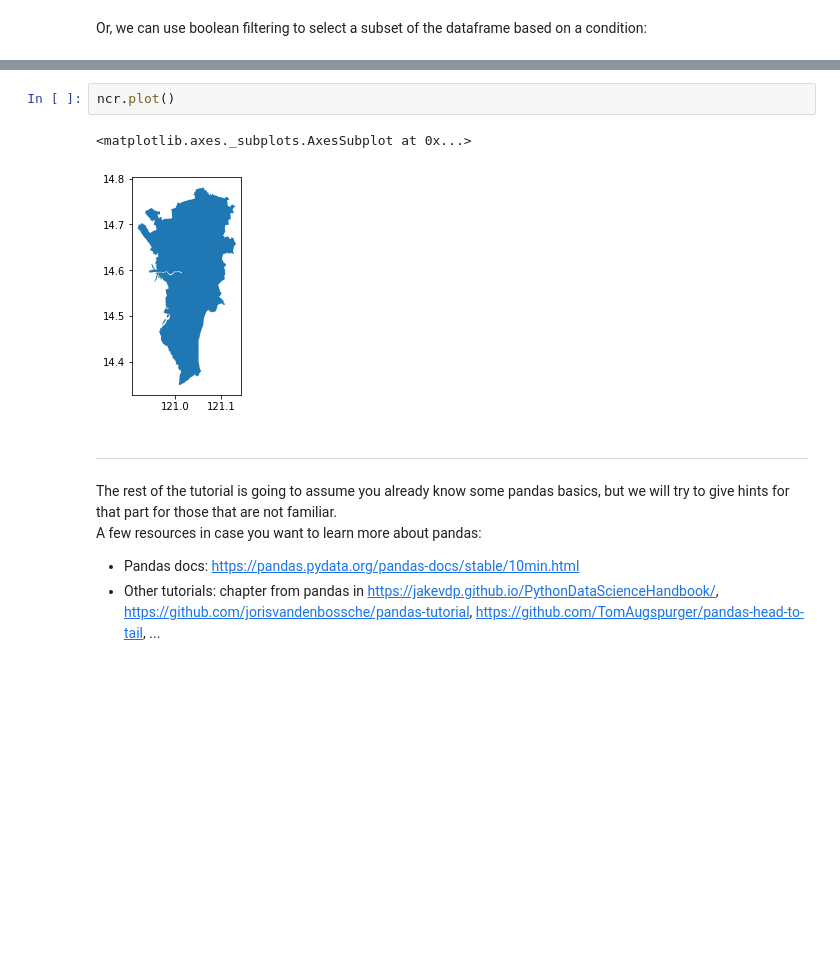
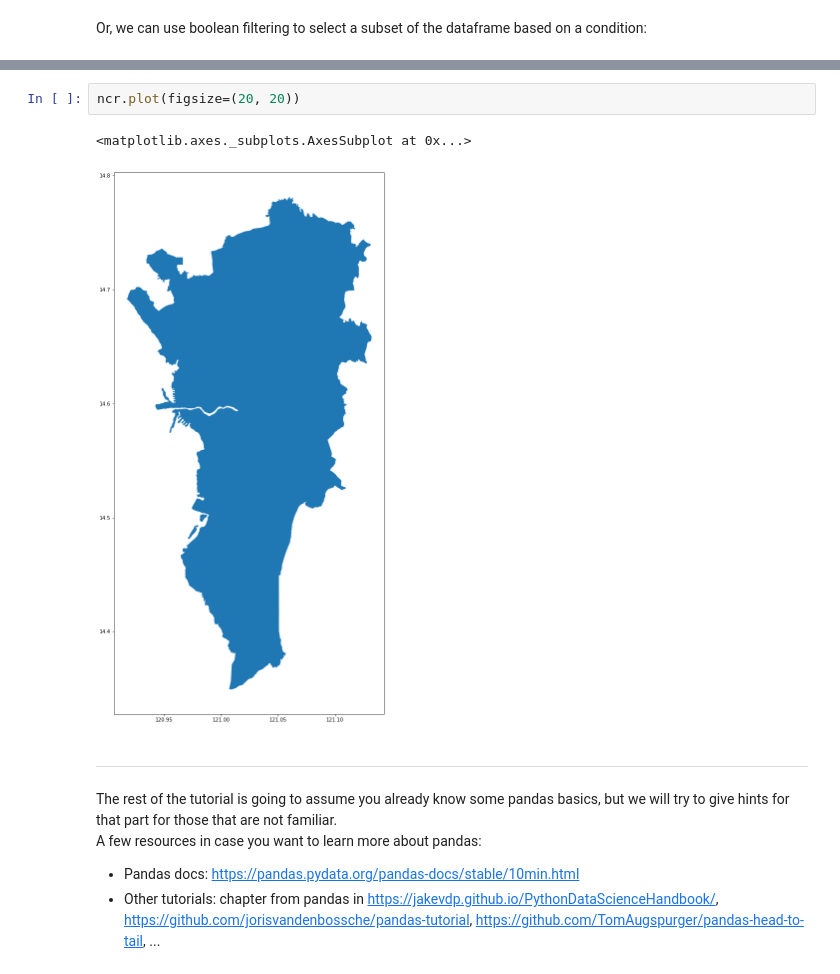
Before and after one commit to glenn6452/geopandas-philippines, a Jupyter notebook: 01-introduction-geospatial-data-Philippines.ipynb, the cells around one changed output, grey strips where cells are left out. Saved outputs shown, nothing was run; the diff lists cells and outputs as text; blank space fills up the shorter version.

```diff
--- a/01-introduction-geospatial-data-Philippines.ipynb
+++ b/01-introduction-geospatial-data-Philippines.ipynb
@@ -113,8 +134,8 @@ ncr = province[province['Province'] == 'Metropolitan Manila']
 # %%
-ncr.plot()
+ncr.plot(figsize=(20, 20))
 # %% [output]
 <matplotlib.axes._subplots.AxesSubplot at 0x...>
-[figure, old version]
+[figure, new version]
 # %% [markdown]
 ---
 
```
Also changed, not shown: parts of 4 cells of this notebook, 10 other files.
